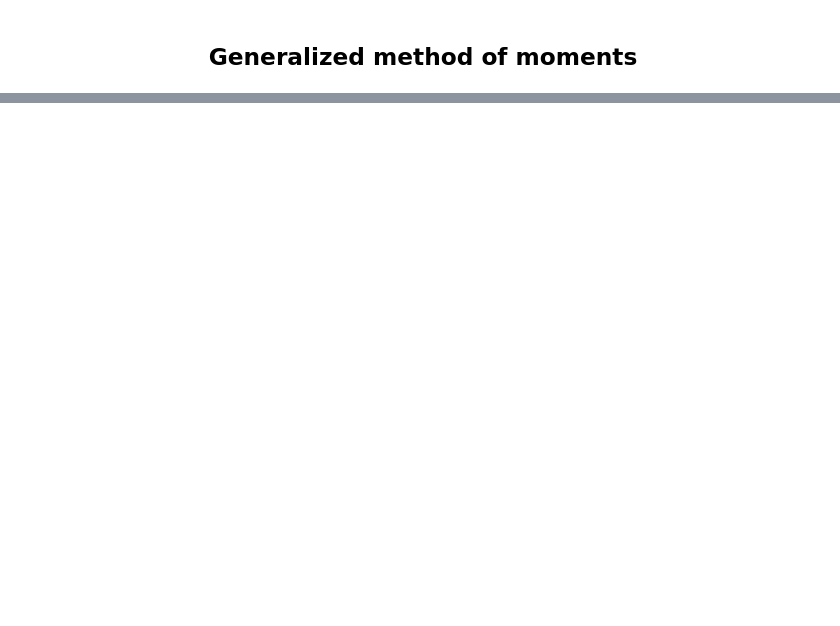
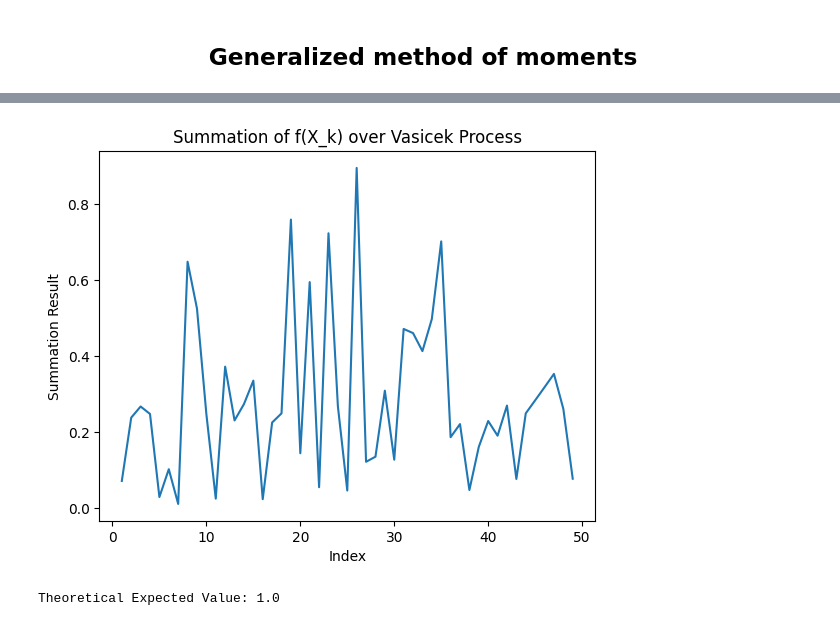
Before and after one commit to Hassen214/Project-IMI, a Jupyter notebook: Code.ipynb, the cells around one changed output, grey strips where cells are left out. Cells and saved outputs as stored; diff of their text form; code cells hidden in the pictures; blank space fills up the shorter version.

```diff
--- a/Code.ipynb
+++ b/Code.ipynb
@@ -80,0 +87,79 @@ plt.show()
+# %%
+def calculate_sum(n, f, kappa=1, theta=1, sigma=0.5, X0=0.05):
+    """
+    Calculate the summation: (1/n) * sum_{k=0}^n f(X_k), where X_k is generated by the Vasicek model.
+
+    :param n: Number of steps in the discretization
+    :param f: Function to apply to each X_k
+    :param kappa: Speed of mean reversion
+    :param theta: Long-term mean level
+    :param sigma: Volatility
+    :param X0: Initial value of the process
+    :return: The computed summation
+    """
+    vasicek_process = Vasicek(kappa, theta, sigma)
+
+    # Generate one trajectory
+    trajectory = vasicek_process.generate(X0, 1, n)[0]  # Extract the first trajectory
+    return (1 / n) * sum(f(x) for x in trajectory)
+n = 50000
+f = lambda x: x**2  # Function to apply to X_k
+
+X = range(1, 50)  # Range of values for plotting
+Y = [calculate_sum(n, f) for _ in X]  # Compute the result for each value in X
+
+plt.plot(X, Y)
+plt.xlabel("Index")
+plt.ylabel("Summation Result")
+plt.title("Summation of f(X_k) over Vasicek Process")
+plt.show()
+# %% [output]
+[figure, added]
+# %%
+import math
+from scipy.special import comb
+
+def expected_value_vasicek(n, theta, sigma, kappa):
+    """
+    Compute the expected value of the Vasicek process at X_n using the closed-form formula.
+
+    :param n: Number of steps in the discretization
+    :param theta: Long-term mean level
+    :param sigma: Volatility
+    :param kappa: Speed of mean reversion
+    :return: The theoretical expected value
+    """
+    expected_sum = 0
+    for k in range(n + 1):
+        # Binomial coefficient
+        binom_coeff = comb(n, k)
+
+        # Factor for theta and sigma
+        theta_factor = theta**(n - k)
+        sigma_factor = sigma**k / (2 * kappa)**(k/2)
+
+        # Expectation of Z^k
+        if k % 2 == 0:  # Even powers of Z
+            m = k // 2
+            # For even k, the expectation of Z^{2m} is (2m-1)!! = (2m-1)*(2m-3)*...*1
+            z_expectation = math.factorial(2 * m) // (2**m * math.factorial(m))  # Double factorial calculation
+        else:  # Odd powers of Z
+            z_expectation = 0
+
+        # Add to the summation
+        expected_sum += binom_coeff * theta_factor * sigma_factor * z_expectation
+
+    return expected_sum
+
+
+# Parameters for Vasicek
+theta = 1
+sigma = 0.5
+kappa = 1
+n = 1
+
+# Compute theoretical expectation
+true_value = expected_value_vasicek(n, theta, sigma, kappa)
+print("Theoretical Expected Value:", true_value)
+# %% [output]
+Theoretical Expected Value: 1.0
```
Also changed, not shown: parts of 2 cells of this notebook.
